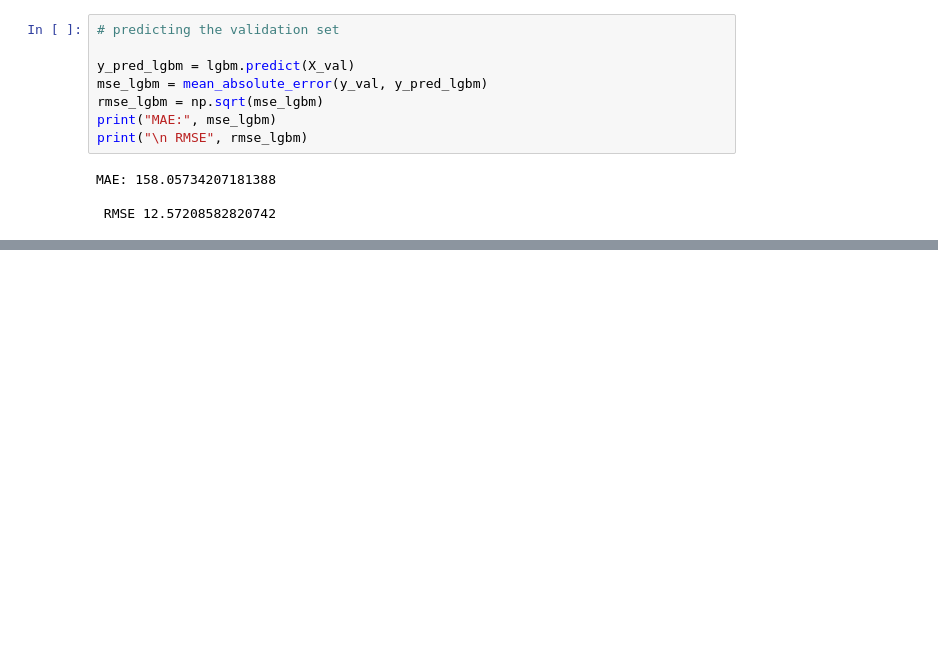
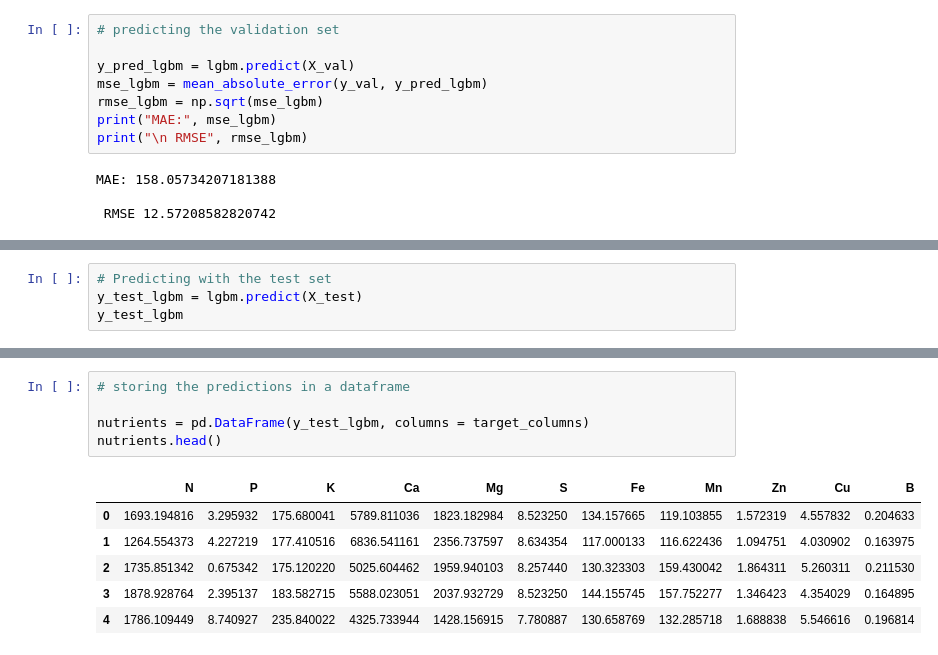
Before and after one commit to tapiwamesa/Amini-Soil-Prediction, a Jupyter notebook: Amini_Soil_Prediction.ipynb, the cells around one changed output, grey strips where cells are left out. Saved outputs shown, nothing was run; the diff lists cells and outputs as text; blank space fills up the shorter version.

```diff
--- a/Amini_Soil_Prediction.ipynb
+++ b/Amini_Soil_Prediction.ipynb
@@ -315,0 +332,4 @@ MAE: 158.05734207181388
+# %%
+# Predicting with the test set
+y_test_lgbm = lgbm.predict(X_test)
+y_test_lgbm
@@ -315,0 +350,12 @@ MAE: 158.05734207181388
+# %%
+# storing the predictions in a dataframe
+
+nutrients = pd.DataFrame(y_test_lgbm, columns = target_columns)
+nutrients.head()
+# %% [output]
+|  | N | P | K | Ca | Mg | S | Fe | Mn | Zn | Cu | B |
+| 0 | 1693.194816 | 3.295932 | 175.680041 | 5789.811036 | 1823.182984 | 8.523250 | 134.157665 | 119.103855 | 1.572319 | 4.557832 | 0.204633 |
+| 1 | 1264.554373 | 4.227219 | 177.410516 | 6836.541161 | 2356.737597 | 8.634354 | 117.000133 | 116.622436 | 1.094751 | 4.030902 | 0.163975 |
+| 2 | 1735.851342 | 0.675342 | 175.120220 | 5025.604462 | 1959.940103 | 8.257440 | 130.323303 | 159.430042 | 1.864311 | 5.260311 | 0.211530 |
+| 3 | 1878.928764 | 2.395137 | 183.582715 | 5588.023051 | 2037.932729 | 8.523250 | 144.155745 | 157.752277 | 1.346423 | 4.354029 | 0.164895 |
+| 4 | 1786.109449 | 8.740927 | 235.840022 | 4325.733944 | 1428.156915 | 7.780887 | 130.658769 | 132.285718 | 1.688838 | 5.546616 | 0.196814 |
```
Also changed, not shown: parts of 24 cells of this notebook.
